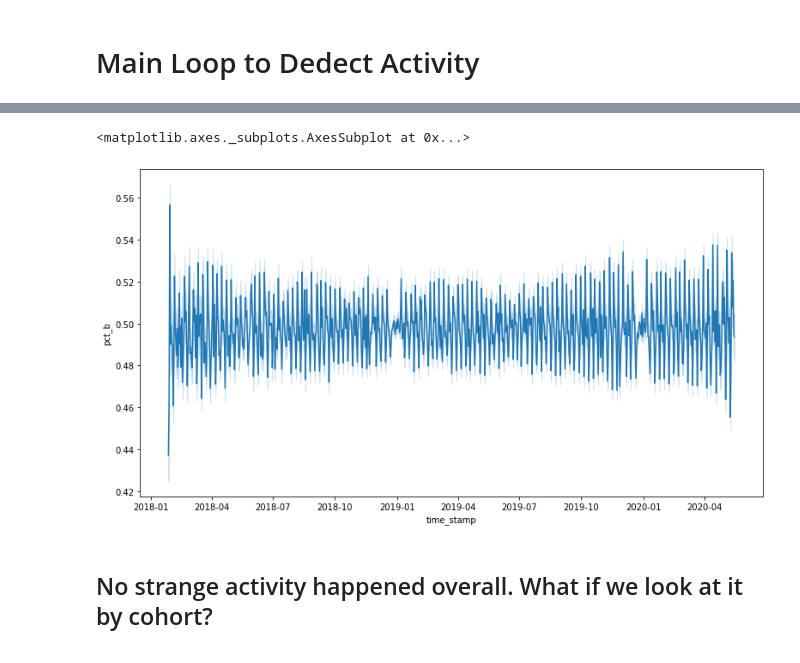
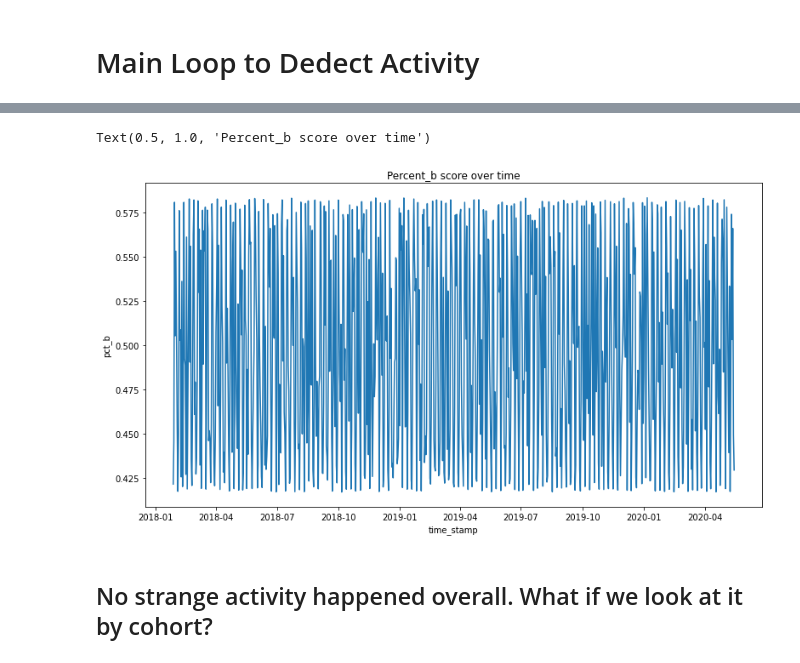
Before and after one commit to guedanie/anomaly_detection, a Jupyter notebook: time_series_anomaly_detection.ipynb, the cells around one changed output, grey strips where cells are left out. Saved outputs shown, nothing was run; the diff lists cells and outputs as text; code cells hidden in the pictures.

```diff
--- a/time_series_anomaly_detection.ipynb
+++ b/time_series_anomaly_detection.ipynb
@@ -152,6 +152,6 @@ def create_pct_b(df, target_variable, span, bound=3):
     return df
 # %%
 # Test the function
-df_1 = create_pct_b(df, "destination", 2)
+df_1 = create_pct_b(df, "destination_count", 2)
 df_1.head()
 # %% [output]
@@ -235,11 +227,11 @@ Columns: [target_val, pct_b]
 Index: []
 # %%
 plt.figure(figsize=(13, 7))
-sns.lineplot(data=df, x=df.index, y="pct_b")
+sns.lineplot(data=df_1, x=df_1.index, y="pct_b")
 plt.title("Percent_b score over time")
 # %% [output]
-<matplotlib.axes._subplots.AxesSubplot at 0x...>
+Text(0.5, 1.0, 'Percent_b score over time')
-[figure, old version]
+[figure, new version]
 # %% [markdown]
 ## No strange activity happened overall. What if we look at it by cohort?
 # %%
```
Also changed, not shown: parts of 8 cells of this notebook.
